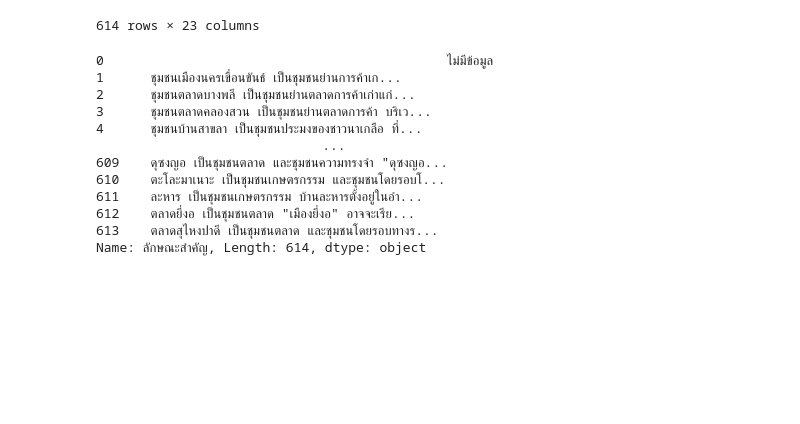
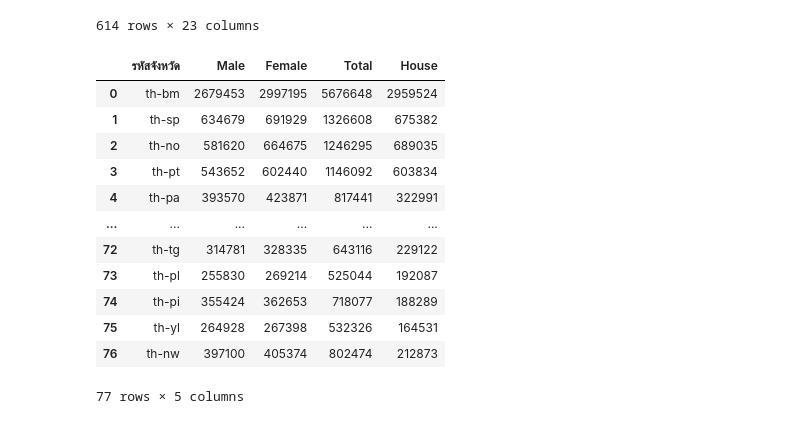
Before and after one commit to kittimaxz/DWDM21, a Jupyter notebook: ProjectFinal.ipynb, the cells around one changed output. Cells and saved outputs as stored; diff of their text form; code cells hidden in the pictures; blank space fills up the shorter version.

```diff
--- a/ProjectFinal.ipynb
+++ b/ProjectFinal.ipynb
@@ -423,18 +423,3 @@ data_mix
 | 612 | นราธิวาส | th-nw | 489944 | 570973 | 589690 | 635910 | 646020 | 665710 | ... |
 | 613 | นราธิวาส | th-nw | 489944 | 570973 | 589690 | 635910 | 646020 | 665710 | ... |
 614 rows × 23 columns
-# %%
-data_mix['ลักษณะสำคัญ']
-# %% [output]
-0                                            ไม่มีข้อมูล
-1      ชุมชนเมืองนครเขื่อนขันธ์ เป็นชุมชนย่านการค้าเก...
-2      ชุมชนตลาดบางพลี เป็นชุมชนย่านตลาดการค้าเก่าแก่...
-3      ชุมชนตลาดคลองสวน เป็นชุมชนย่านตลาดการค้า บริเว...
-4      ชุมชนบ้านสาขลา เป็นชุมชนประมงของชาวนาเกลือ ที่...
-                             ...
-609    ดุซงญอ เป็นชุมชนตลาด และชุมชนความทรงจำ "ดุซงญอ...
-610    ตะโละมาเนาะ เป็นชุมชนเกษตรกรรม และชุมชนโดยรอบโ...
-611    ละหาร เป็นชุมชนเกษตรกรรม บ้านละหารตั้งอยู่ในอำ...
-612    ตลาดยี่งอ เป็นชุมชนตลาด "เมืองยี่งอ" อาจจะเรีย...
-613    ตลาดสุไหงปาดี เป็นชุมชนตลาด และชุมชนโดยรอบทางร...
-Name: ลักษณะสำคัญ, Length: 614, dtype: object
@@ -452,0 +426,17 @@ else:
+# %%
+data_pop = pd.read_csv(os.path.join(path,'stat_c61.csv')) # จำนวนประชากร
+data_pop
+# %% [output]
+|  | รหัสจังหวัด | Male | Female | Total | House |
+| 0 | th-bm | 2679453 | 2997195 | 5676648 | 2959524 |
+| 1 | th-sp | 634679 | 691929 | 1326608 | 675382 |
+| 2 | th-no | 581620 | 664675 | 1246295 | 689035 |
+| 3 | th-pt | 543652 | 602440 | 1146092 | 603834 |
+| 4 | th-pa | 393570 | 423871 | 817441 | 322991 |
+| ... | ... | ... | ... | ... | ... |
+| 72 | th-tg | 314781 | 328335 | 643116 | 229122 |
+| 73 | th-pl | 255830 | 269214 | 525044 | 192087 |
+| 74 | th-pi | 355424 | 362653 | 718077 | 188289 |
+| 75 | th-yl | 264928 | 267398 | 532326 | 164531 |
+| 76 | th-nw | 397100 | 405374 | 802474 | 212873 |
+77 rows × 5 columns
```
Also changed, not shown: parts of 5 cells of this notebook.
